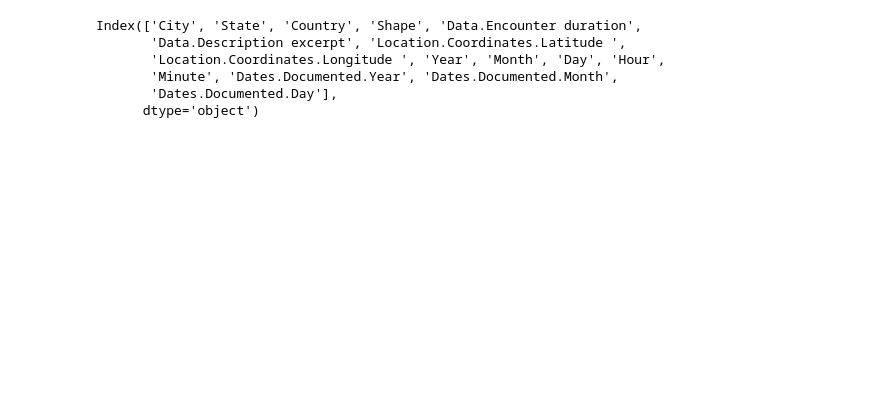
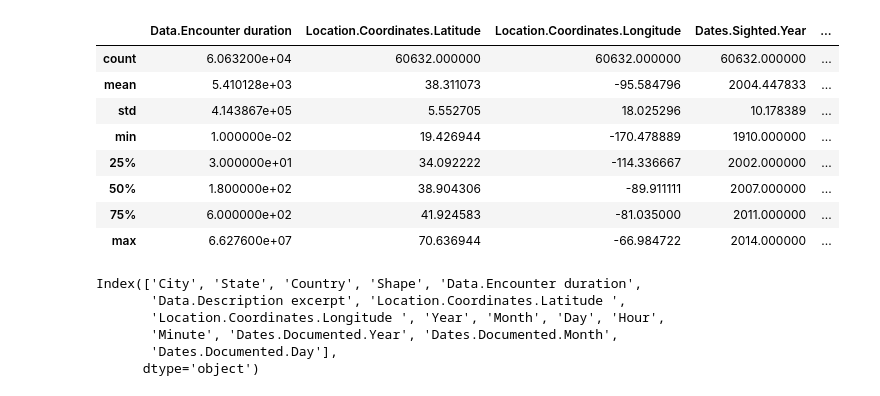
Before and after one commit to joannathom/UFO-Sightings, a Jupyter notebook: finalproject.ipynb, the cells around one changed output. Drawn from its saved outputs; the diff is of its cells as text; code cells hidden in the pictures; blank space fills up the shorter version.

```diff
--- a/finalproject.ipynb
+++ b/finalproject.ipynb
@@ -12,3 +15,4 @@ import seaborn as sns
 # %%
-df = pd.read_csv('ufo_sightings.csv')
-df.head()
+import pandas as pd
+
+UFODATA = pd.read_csv('ufo_sightings.csv')
@@ -34,3 +56,15 @@ Index(['Location.City', 'Location.State', 'Location.Country', 'Data.Shape',
+# %%
+UFODATA.describe()
+# %% [output]
+|  | Data.Encounter duration | Location.Coordinates.Latitude | Location.Coordinates.Longitude | Dates.Sighted.Year | ... |
+| count | 6.063200e+04 | 60632.000000 | 60632.000000 | 60632.000000 | ... |
+| mean | 5.410128e+03 | 38.311073 | -95.584796 | 2004.447833 | ... |
+| std | 4.143867e+05 | 5.552705 | 18.025296 | 10.178389 | ... |
+| min | 1.000000e-02 | 19.426944 | -170.478889 | 1910.000000 | ... |
+| 25% | 3.000000e+01 | 34.092222 | -114.336667 | 2002.000000 | ... |
+| 50% | 1.800000e+02 | 38.904306 | -89.911111 | 2007.000000 | ... |
+| 75% | 6.000000e+02 | 41.924583 | -81.035000 | 2011.000000 | ... |
+| max | 6.627600e+07 | 70.636944 | -66.984722 | 2014.000000 | ... |
 # %%
 
 
```
Also changed, not shown: parts of 19 cells of this notebook.
